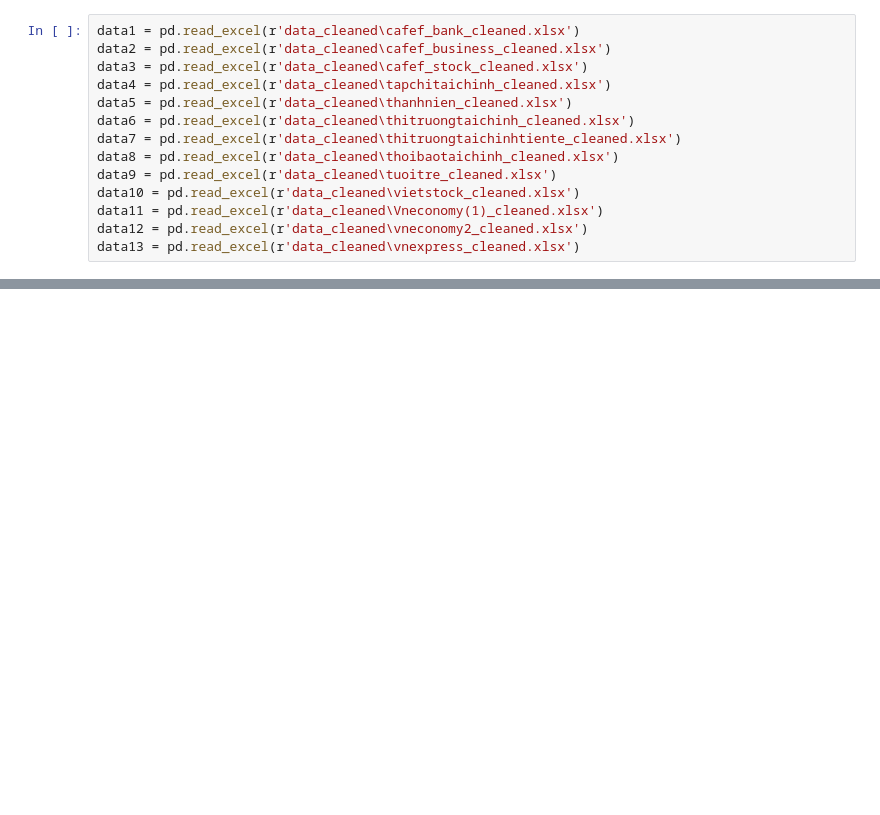
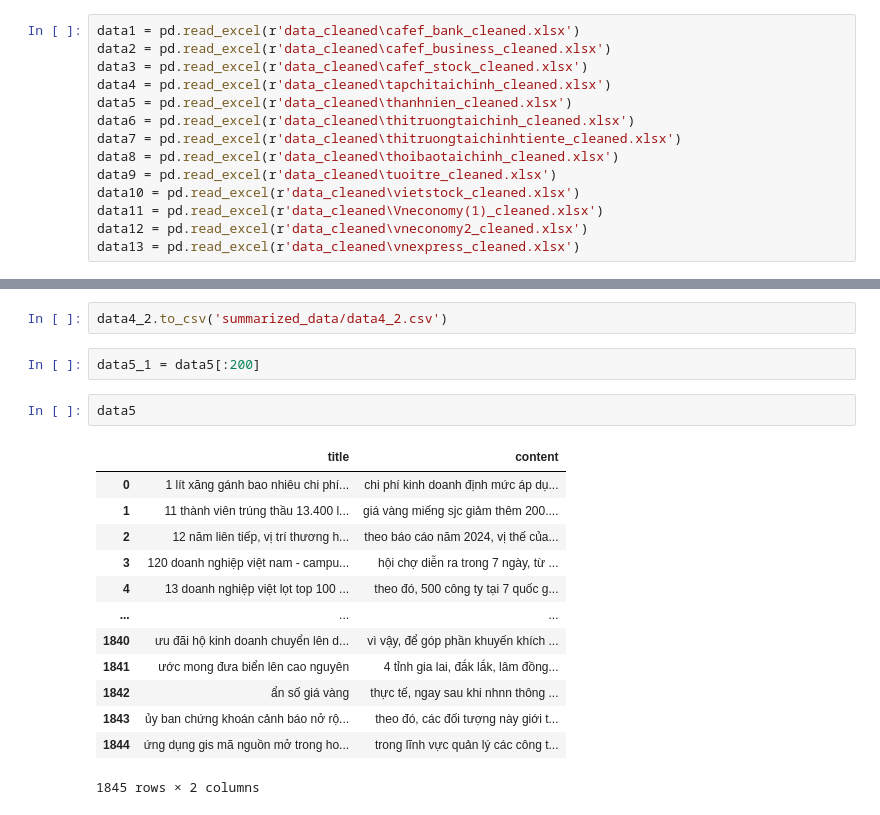
Before and after one commit to dpgdz/group_3-VieFinancialTextSum, a Jupyter notebook: api_summarize.ipynb, the cells around one changed output, grey strips where cells are left out. Drawn from its saved outputs; the diff is of its cells as text; blank space fills up the shorter version.

```diff
--- a/api_summarize.ipynb
+++ b/api_summarize.ipynb
@@ -96,0 +155,20 @@ data1
+# %%
+data4_2.to_csv('summarized_data/data4_2.csv')
+# %%
+data5_1 = data5[:200]
+# %%
+data5
+# %% [output]
+|  | title | content |
+| 0 | 1 lít xăng gánh bao nhiêu chi phí... | chi phí kinh doanh định mức áp dụ... |
+| 1 | 11 thành viên trúng thầu 13.400 l... | giá vàng miếng sjc giảm thêm 200.... |
+| 2 | 12 năm liên tiếp, vị trí thương h... | theo báo cáo năm 2024, vị thế của... |
+| 3 | 120 doanh nghiệp việt nam - campu... | hội chợ diễn ra trong 7 ngày, từ ... |
+| 4 | 13 doanh nghiệp việt lọt top 100 ... | theo đó, 500 công ty tại 7 quốc g... |
+| ... | ... | ... |
+| 1840 | ưu đãi hộ kinh doanh chuyển lên d... | vì vậy, để góp phần khuyến khích ... |
+| 1841 | ước mong đưa biển lên cao nguyên | 4 tỉnh gia lai, đắk lắk, lâm đồng... |
+| 1842 | ẩn số giá vàng | thực tế, ngay sau khi nhnn thông ... |
+| 1843 | ủy ban chứng khoán cảnh báo nở rộ... | theo đó, các đối tượng này giới t... |
+| 1844 | ứng dụng gis mã nguồn mở trong ho... | trong lĩnh vực quản lý các công t... |
+1845 rows × 2 columns
```
Also changed, not shown: parts of 30 cells of this notebook, 25 other files.
